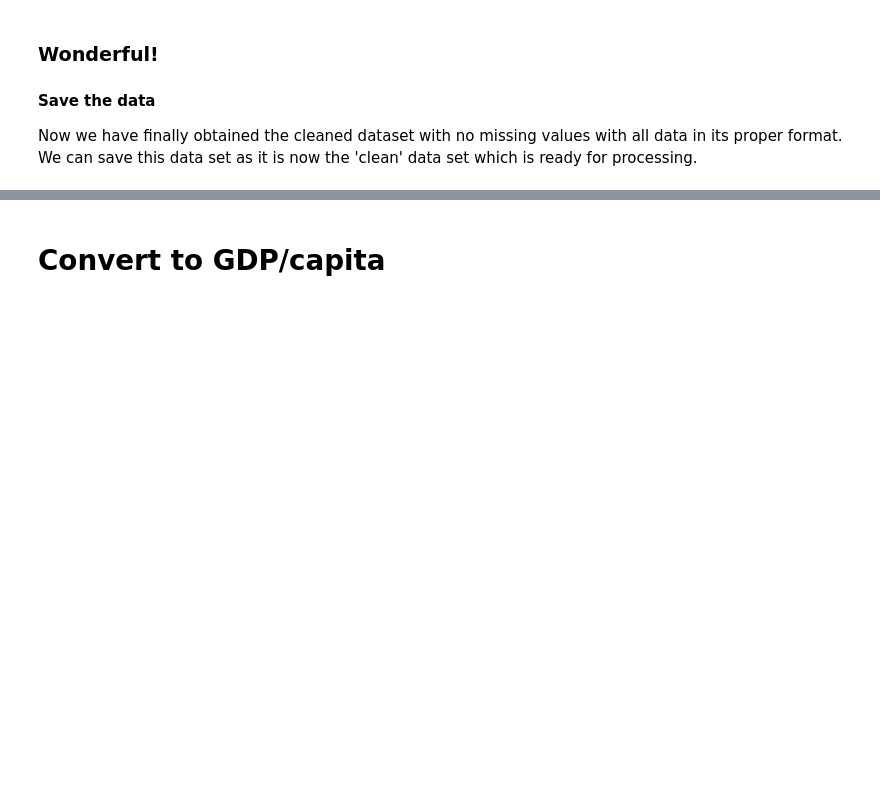
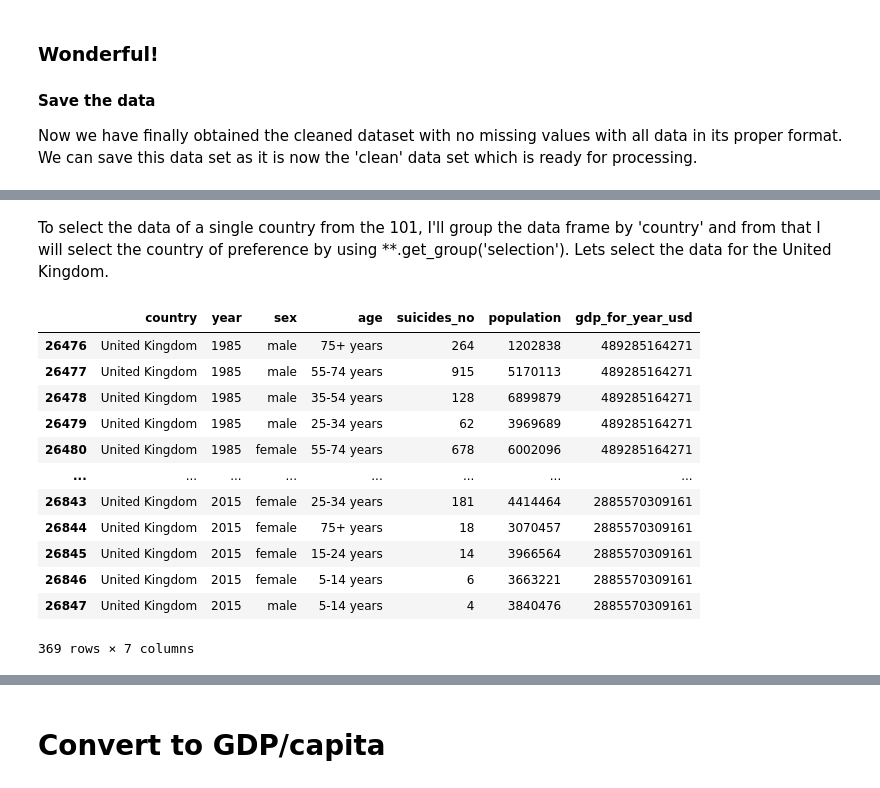
Before and after one commit to siddharthramanan/TeamCoders_Event_Based_Model, a Jupyter notebook: 2_DataCleaningAndWrangling/Data_Wrangling_WHO.ipynb, the cells around one changed output, grey strips where cells are left out. Cells and saved outputs as stored; diff of their text form; code cells hidden in the pictures; blank space fills up the shorter version.

```diff
--- a/2_DataCleaningAndWrangling/Data_Wrangling_WHO.ipynb
+++ b/2_DataCleaningAndWrangling/Data_Wrangling_WHO.ipynb
@@ -966,0 +967,21 @@ Data operations can be performed through various built-in methods for faster dat
+# %% [markdown]
+To select the data of a single country from the 101, I'll  group the data frame by 'country' and from that I will select the country of preference by using **.get_group('selection').
+Lets select the data for the United Kingdom.
+# %%
+country_grouped= data_frame.groupby(['country'])
+UK_data=country_grouped.get_group('United Kingdom')
+UK_data
+# %% [output]
+|  | country | year | sex | age | suicides_no | population | gdp_for_year_usd |
+| 26476 | United Kingdom | 1985 | male | 75+ years | 264 | 1202838 | 489285164271 |
+| 26477 | United Kingdom | 1985 | male | 55-74 years | 915 | 5170113 | 489285164271 |
+| 26478 | United Kingdom | 1985 | male | 35-54 years | 128 | 6899879 | 489285164271 |
+| 26479 | United Kingdom | 1985 | male | 25-34 years | 62 | 3969689 | 489285164271 |
+| 26480 | United Kingdom | 1985 | female | 55-74 years | 678 | 6002096 | 489285164271 |
+| ... | ... | ... | ... | ... | ... | ... | ... |
+| 26843 | United Kingdom | 2015 | female | 25-34 years | 181 | 4414464 | 2885570309161 |
+| 26844 | United Kingdom | 2015 | female | 75+ years | 18 | 3070457 | 2885570309161 |
+| 26845 | United Kingdom | 2015 | female | 15-24 years | 14 | 3966564 | 2885570309161 |
+| 26846 | United Kingdom | 2015 | female | 5-14 years | 6 | 3663221 | 2885570309161 |
+| 26847 | United Kingdom | 2015 | male | 5-14 years | 4 | 3840476 | 2885570309161 |
+369 rows × 7 columns
```
Also changed, not shown: parts of 25 cells of this notebook.
